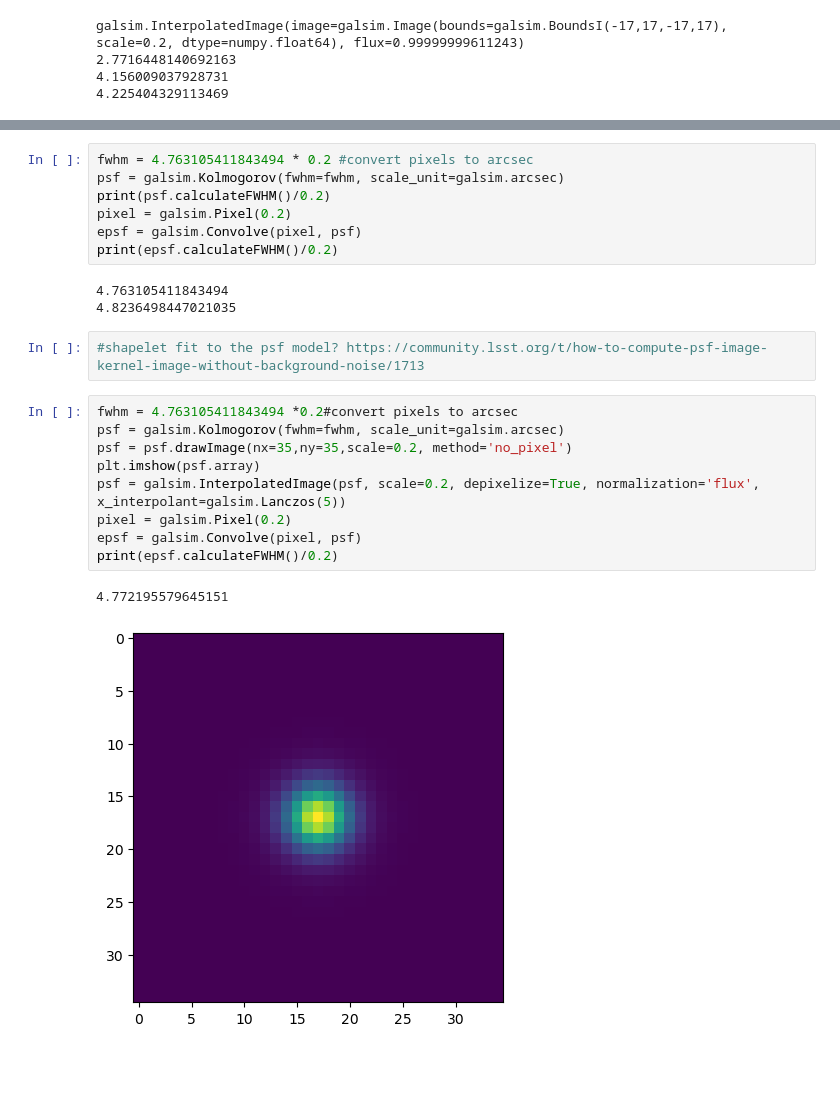
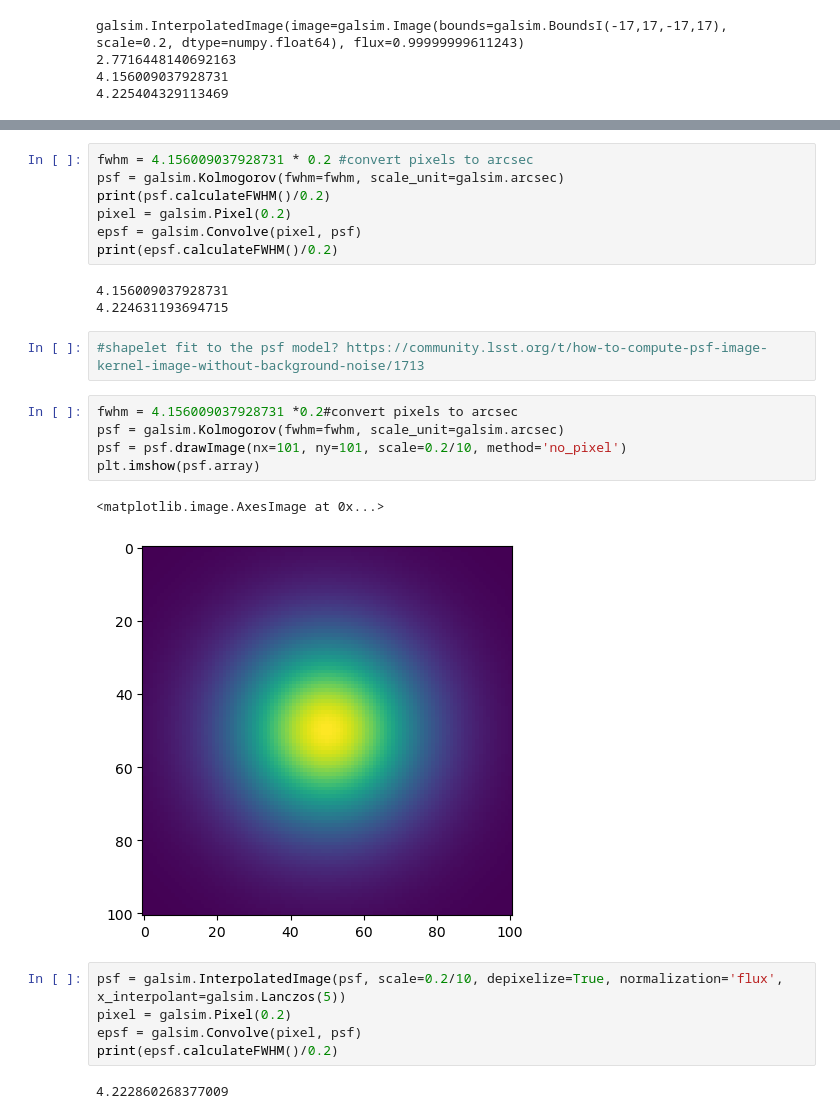
Before and after one commit to philipladuca24/LSST-SimCatVal, a Jupyter notebook: LSST-SimCatVal/testing_psf.ipynb, the cells around one changed output, grey strips where cells are left out. Saved outputs shown, nothing was run; the diff lists cells and outputs as text; blank space fills up the shorter version.

```diff
--- a/LSST-SimCatVal/testing_psf.ipynb
+++ b/LSST-SimCatVal/testing_psf.ipynb
@@ -253,24 +264,27 @@ print(epsf.calculateFWHM()/0.2)
 # %%
-fwhm = 4.763105411843494 * 0.2 #convert pixels to arcsec
+fwhm = 4.156009037928731 * 0.2 #convert pixels to arcsec
 psf = galsim.Kolmogorov(fwhm=fwhm, scale_unit=galsim.arcsec)
 print(psf.calculateFWHM()/0.2)
 pixel = galsim.Pixel(0.2)
 epsf = galsim.Convolve(pixel, psf)
 print(epsf.calculateFWHM()/0.2)
 # %% [output]
-4.763105411843494
-4.8236498447021035
+4.156009037928731
+4.224631193694715
 # %%
 #shapelet fit to the psf model? https://community.lsst.org/t/how-to-compute-psf-image-kernel-image-without-background-noise/1713
 # %%
-fwhm = 4.763105411843494 *0.2#convert pixels to arcsec
+fwhm = 4.156009037928731 *0.2#convert pixels to arcsec
 psf = galsim.Kolmogorov(fwhm=fwhm, scale_unit=galsim.arcsec)
-psf = psf.drawImage(nx=35,ny=35,scale=0.2, method='no_pixel')
+psf = psf.drawImage(nx=101, ny=101, scale=0.2/10, method='no_pixel')
 plt.imshow(psf.array)
-psf = galsim.InterpolatedImage(psf, scale=0.2, depixelize=True, normalization='flux', x_interpolant=galsim.Lanczos(5))
-pixel = galsim.Pixel(0.2)
-epsf = galsim.Convolve(pixel, psf)
-print(epsf.calculateFWHM()/0.2)
 # %% [output]
-4.772195579645151
+<matplotlib.image.AxesImage at 0x...>
-[figure, old version]
+[figure, new version]
+# %%
+psf = galsim.InterpolatedImage(psf, scale=0.2/10, depixelize=True, normalization='flux', x_interpolant=galsim.Lanczos(5))
+pixel = galsim.Pixel(0.2)
+epsf = galsim.Convolve(pixel, psf)
+print(epsf.calculateFWHM()/0.2)
+# %% [output]
+4.222860268377009
```
Also changed, not shown: parts of 5 cells of this notebook, 1 other file.
